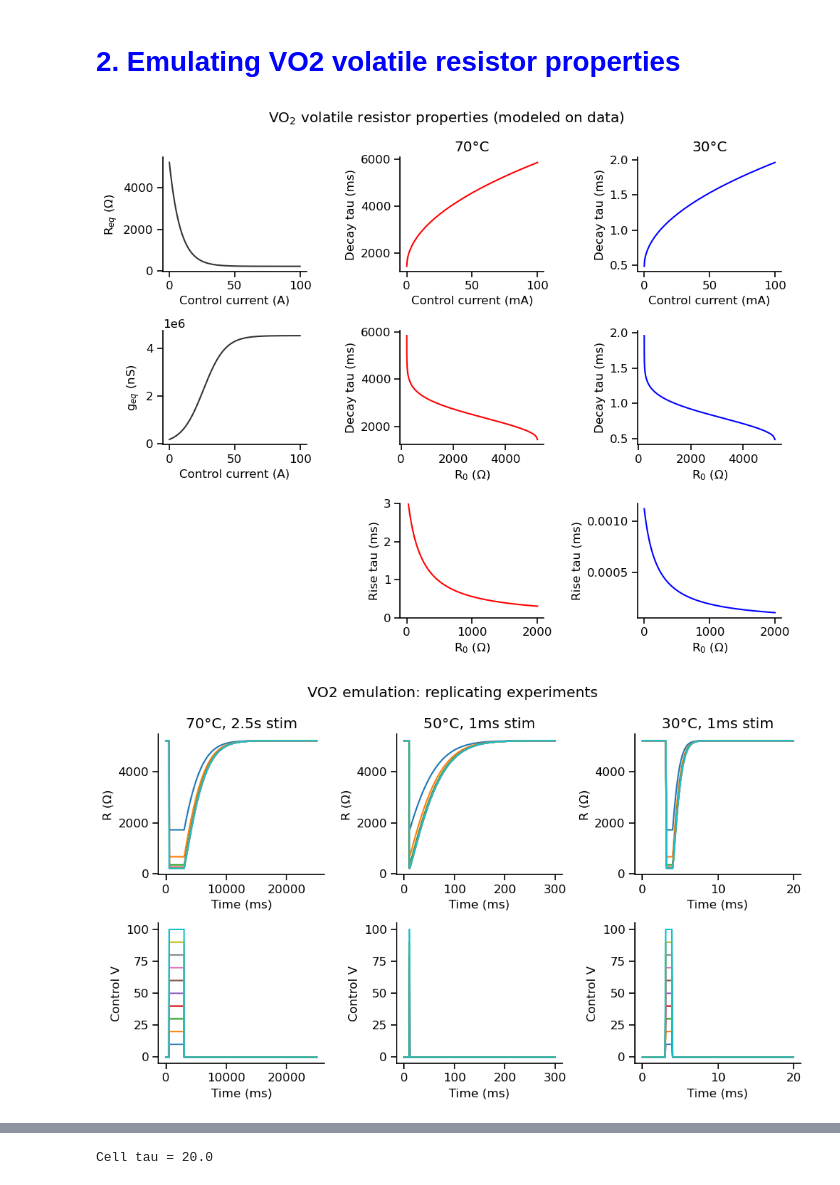
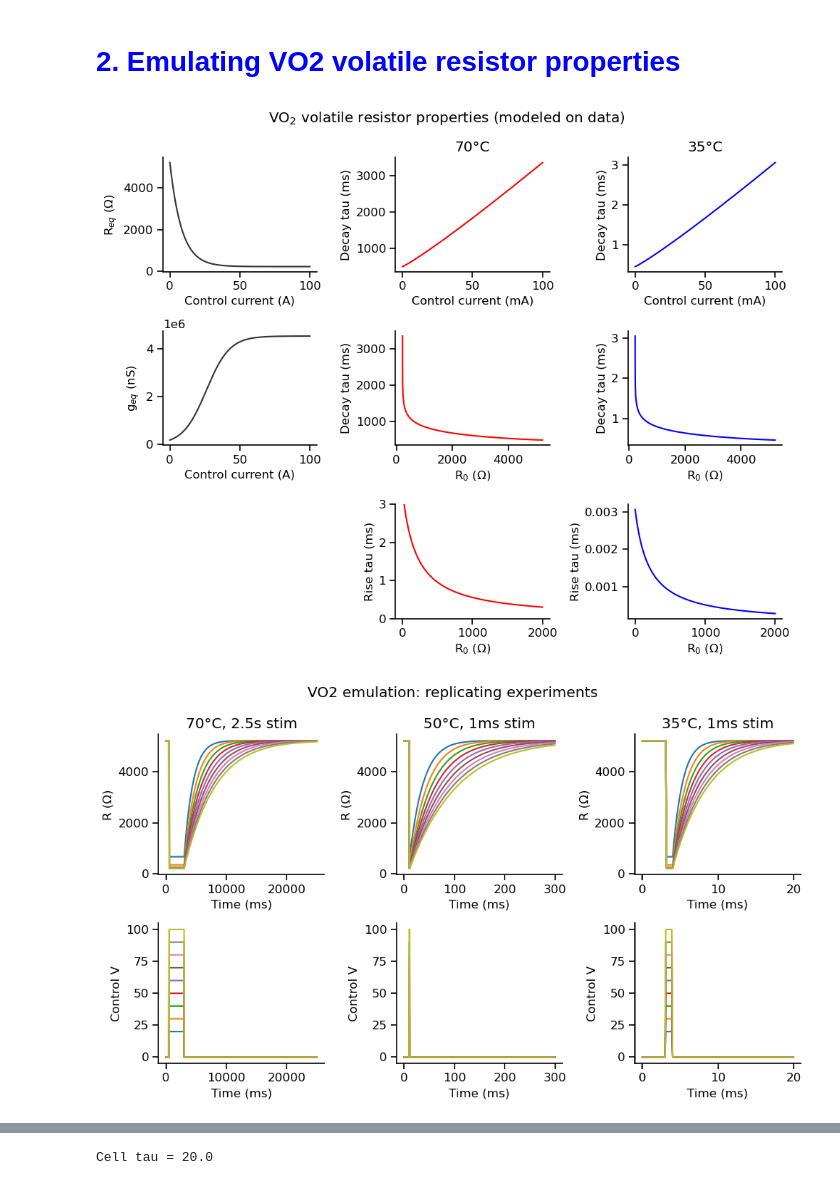
Before and after one commit to argalloni/Neuromorphic_simulations, a Jupyter notebook: Neuromorphic_NMDA.ipynb, the cells around one changed output, grey strips where cells are left out. Saved outputs shown, nothing was run; the diff lists cells and outputs as text; code cells hidden in the pictures.

```diff
--- a/Neuromorphic_NMDA.ipynb
+++ b/Neuromorphic_NMDA.ipynb
@@ -260,11 +263,12 @@ resulting in strongly sub-linear summation of the individual potentials
 class Volatile_Resistor():
     def __init__(self, dt, temperature=70):
         self.dt = dt
-        self.R = 5220
+        self.R = 5000+220
         self.R_history = []
         self.controlI = 0
         self.controlI_history = []
         self.temperature = temperature
+        self.peak_R = self.R
 
     def time_step(self):
         self.R_history.append(self.R)
@@ -273,11 +277,13 @@ class Volatile_Resistor():
         R_eq = self.transfer_func(self.controlI)
 
         if self.R > R_eq:
+            self.peak_R = R_eq
             rise_tau = np.maximum(self.dt, self.rise_tau(R=self.R, temperature=self.temperature))
             dRdt = (R_eq - self.R) / rise_tau
         else:
-            decay_tau = np.maximum(self.dt, self.decay_tau(R=self.R, temperature=self.temperature))
-            dRdt = (R_eq - self.R) / decay_tau
+            decay_tau = np.maximum(self.dt, self.decay_tau(R=self.peak_R, temperature=self.temperature))
+#             dRdt = (R_eq - self.R) / decay_tau
+            dRdt = (R_eq - self.R)**0.95 / decay_tau
 
         self.R += dRdt * self.dt
 
@@ -297,7 +303,10 @@ class Volatile_Resistor():
     def decay_tau(self, controlI=None, R=None, temperature=70):
         if controlI is None:
             controlI = self.inv_transfer_func(R)
-        tau = (0.44 * np.sqrt(controlI) + 1.45) * np.exp(0.2*(temperature-70))
+#         tau = (0.44 * np.sqrt(controlI) + 1.45) * np.exp(0.2*(temperature-70))
+#         tau = (0.029 * controlI + 3) * np.exp(0.2*(temperature-70))
+#         tau = (0.018 * controlI**1.1 + 3) * np.exp(0.2*(temperature-70))
+        tau = (0.018 * controlI**1.1 + 0.5) * np.exp(0.2*(temperature-70))
         tau = tau * 1e3 # convert to ms
         return tau
 
@@ -310,10 +319,6 @@ class Volatile_Resistor():
     def g(self):
         # Convert from resistance (Ohm) to conductance (nS)
         return 1e9/self.R
-
-#     def compute_controlI(self, tau):
-#         controlI = (0.4*self.dt / (tau-self.dt)) - 1e-4
-#         return controlI
 # %%
 # Plot properties
 
@@ -342,8 +347,8 @@ ax[0,1].set_title('70°C')
 ax[0,1].set_xlabel('Control current (mA)')
 ax[0,1].set_ylabel('Decay tau (ms)')
 
-ax[0,2].plot(controlI,g_volatile.decay_tau(controlI=controlI,temperature=30),c='b',label='30°C')
-ax[0,2].set_title('30°C')
+ax[0,2].plot(controlI,g_volatile.decay_tau(controlI=controlI,temperature=35),c='b',label='30°C')
+ax[0,2].set_title('35°C')
 ax[0,2].set_xlabel('Control current (mA)')
 ax[0,2].set_ylabel('Decay tau (ms)')
 
@@ -351,7 +356,7 @@ ax[1,1].plot(R_eq,g_volatile.decay_tau(R=R_eq,temperature=70),c='r')
 ax[1,1].set_xlabel('R$_{0}$ (Ω)')
 ax[1,1].set_ylabel('Decay tau (ms)')
 
-ax[1,2].plot(R_eq,g_volatile.decay_tau(R=R_eq,temperature=30),c='b')
+ax[1,2].plot(R_eq,g_volatile.decay_tau(R=R_eq,temperature=35),c='b')
 ax[1,2].set_xlabel('R$_{0}$ (Ω)')
 ax[1,2].set_ylabel('Decay tau (ms)')
 
@@ -363,7 +368,7 @@ ax[2,1].set_ylabel('Rise tau (ms)')
 ax[2,1].set_ylim([0,3])
 
 R_range = np.linspace(0,2000,1000)
-ax[2,2].plot(R_range,g_volatile.rise_tau(R=R_range,temperature=30),c='b')
+ax[2,2].plot(R_range,g_volatile.rise_tau(R=R_range,temperature=35),c='b')
 ax[2,2].set_xlabel('R$_{0}$ (Ω)')
 ax[2,2].set_ylabel('Rise tau (ms)')
 
@@ -371,7 +376,7 @@ plt.suptitle('VO$_{2}$ volatile resistor properties (modeled on data)')
 plt.tight_layout()
 plt.show()
 # %% [output]
-[figure, old version]
+[figure, new version]
 # %%
 # Plot test pulses: replicating experiments
 
@@ -391,7 +396,7 @@ def VO2_test_pulse(dt, T, stim_time, temperature):
 
     R_hist_ls = []
     controlI_hist_ls = []
-    for pulseI in np.arange(10,110,10):
+    for pulseI in np.arange(20,110,10):
         g_volatile = Volatile_Resistor(dt, temperature=temperature)
         for t in time:
             if t>stim_time[0] and t<stim_time[1]:
@@ -414,36 +419,36 @@ ax[0,0].set_xlabel('Time (ms)')
 ax[0,0].set_ylabel('R (Ω)')
 ax[0,0].set_title('70°C, 2.5s stim')
 
 ax[1,0].plot(time, controlI_hist)
 ax[1,0].set_xlabel('Time (ms)')
 ax[1,0].set_ylabel('Control V')
 
 time, R_hist, controlI_hist = VO2_test_pulse(dt=0.1,T=300, stim_time=(10,11), temperature=50)
 ax[0,1].plot(time, R_hist)
 ax[0,1].set_xlabel('Time (ms)')
 ax[0,1].set_ylabel('R (Ω)')
 ax[0,1].set_title('50°C, 1ms stim')
 
 ax[1,1].plot(time, controlI_hist)
 ax[1,1].set_xlabel('Time (ms)')
 ax[1,1].set_ylabel('Control V')
 
-time, R_hist, controlI_hist = VO2_test_pulse(dt=0.1,T=20, stim_time=(3,4), temperature=30)
+time, R_hist, controlI_hist = VO2_test_pulse(dt=0.1,T=20, stim_time=(3,4), temperature=35)
 ax[0,2].plot(time, R_hist)
 ax[0,2].set_xlabel('Time (ms)')
 ax[0,2].set_ylabel('R (Ω)')
-ax[0,2].set_title('30°C, 1ms stim')
+ax[0,2].set_title('35°C, 1ms stim')
 
 ax[1,2].plot(time, controlI_hist)
 ax[1,2].set_xlabel('Time (ms)')
 ax[1,2].set_ylabel('Control V')
 
 plt.suptitle('VO2 emulation: replicating experiments')
 
 plt.tight_layout()
 plt.show()
 # %% [output]
-[figure, old version]
+[figure, new version]
 # %%
 # Plot voltage ramp
 
```
Also changed, not shown: parts of 12 cells of this notebook.
